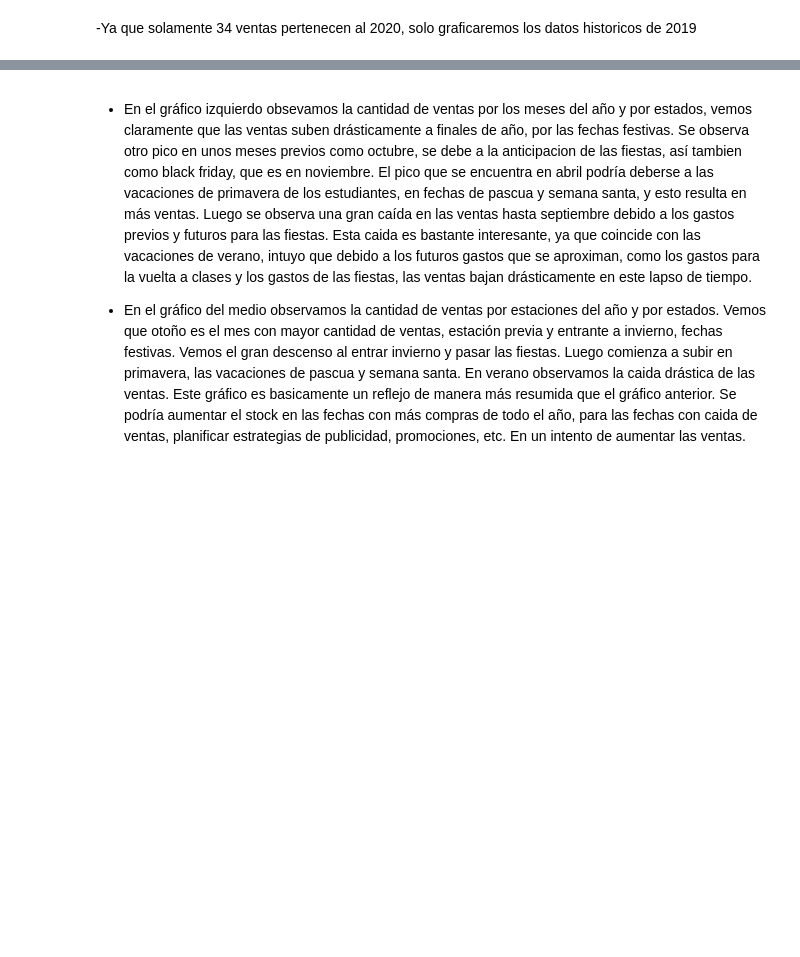
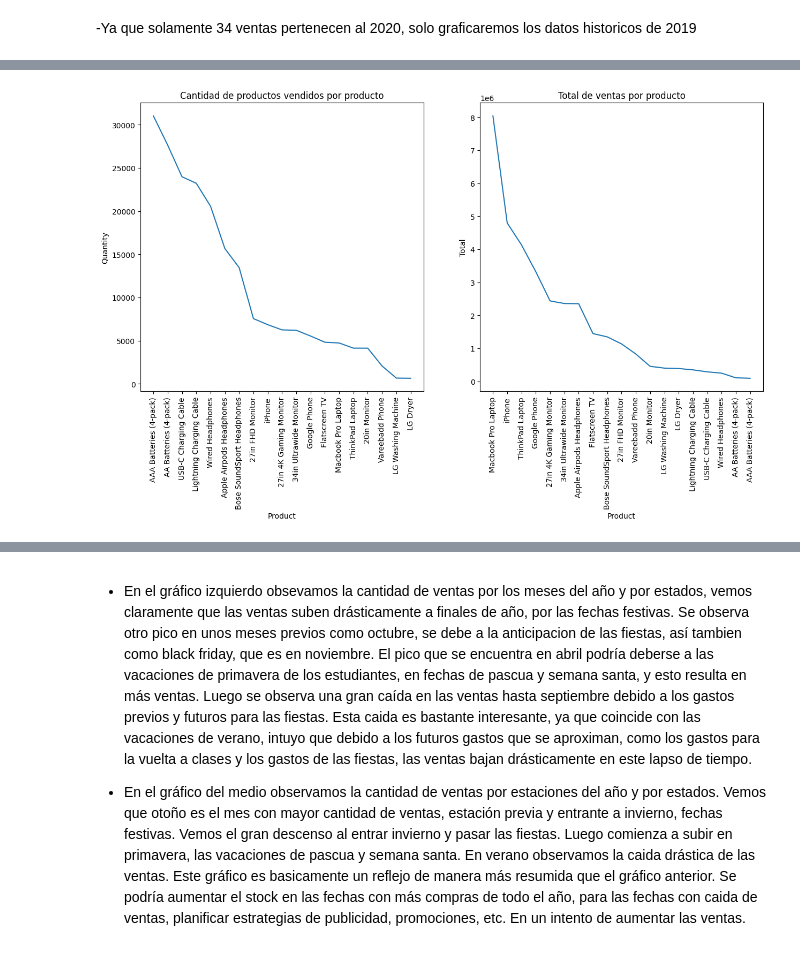
Before and after one commit to diegoGam1/Analisis_exploratorio_ventas, a Jupyter notebook: src/Analisis.ipynb, the cells around one changed output, grey strips where cells are left out. Cells and saved outputs as stored; diff of their text form; code cells hidden in the pictures; blank space fills up the shorter version.

```diff
--- a/src/Analisis.ipynb
+++ b/src/Analisis.ipynb
@@ -337,3 +338,43 @@ df_filtrado.head()
 | 2 | 2 | 295667 | USB-C Charging Cable | 1 | 11.95 | 2019-12-12 18:21:00 | 277 Main St, New York City, NY 10001 | 12 | ... |
 | 3 | 3 | 295668 | 27in FHD Monitor | 1 | 149.99 | 2019-12-22 15:13:00 | 410 6th St, San Francisco, CA 94016 | 12 | ... |
 | 4 | 4 | 295669 | USB-C Charging Cable | 1 | 11.95 | 2019-12-18 12:38:00 | 43 Hill St, Atlanta, GA 30301 | 12 | ... |
+# %%
+df_products_sorted_quantity = df.groupby(["Product"])["Quantity Ordered"].sum().reset_index(name="Quantity").sort_values(by="Quantity", ascending=False)
+df_products_sorted_total = df.groupby(["Product"])["Total"].sum().reset_index().sort_values(by="Total", ascending=False)
+
+# display(df_products_sorted_quantity.head())
+plt.figure(figsize=(15, 7))
+plt.subplot(1,2,1)
+sns.lineplot(
+    data = df_products_sorted_quantity,
+    x= "Product",
+    y = "Quantity"
+)
+plt.xticks(rotation=90)
+plt.title("Cantidad de productos vendidos por producto")
+
+plt.subplot(1,2,2)
+sns.lineplot(
+    data = df_products_sorted_total,
+    x= "Product",
+    y = "Total"
+)
+plt.title("Total de ventas por producto")
+plt.xticks(rotation=90)
+plt.show()
+# plt.figure(figsize=(12, 6))
+# sns.barplot(
+#     data=df,
+#     x="Product",
+#     y="Quantity Ordered",
+#     hue="Month",  # Agrega el mes como categoría
+#     estimator=sum,  # Suma las cantidades de cada mes
+#     palette="viridis"  # Puedes cambiar la paleta de colores
+# )
+
+# plt.xticks(rotation=90)
+# plt.title("Cantidad de productos vendidos por mes y producto")
+# plt.legend(title="Mes", bbox_to_anchor=(1, 1))  # Mueve la leyenda fuera para evitar saturación
+# plt.show()
+# %% [output]
+[figure, added]
```
Also changed, not shown: parts of 10 cells of this notebook.
